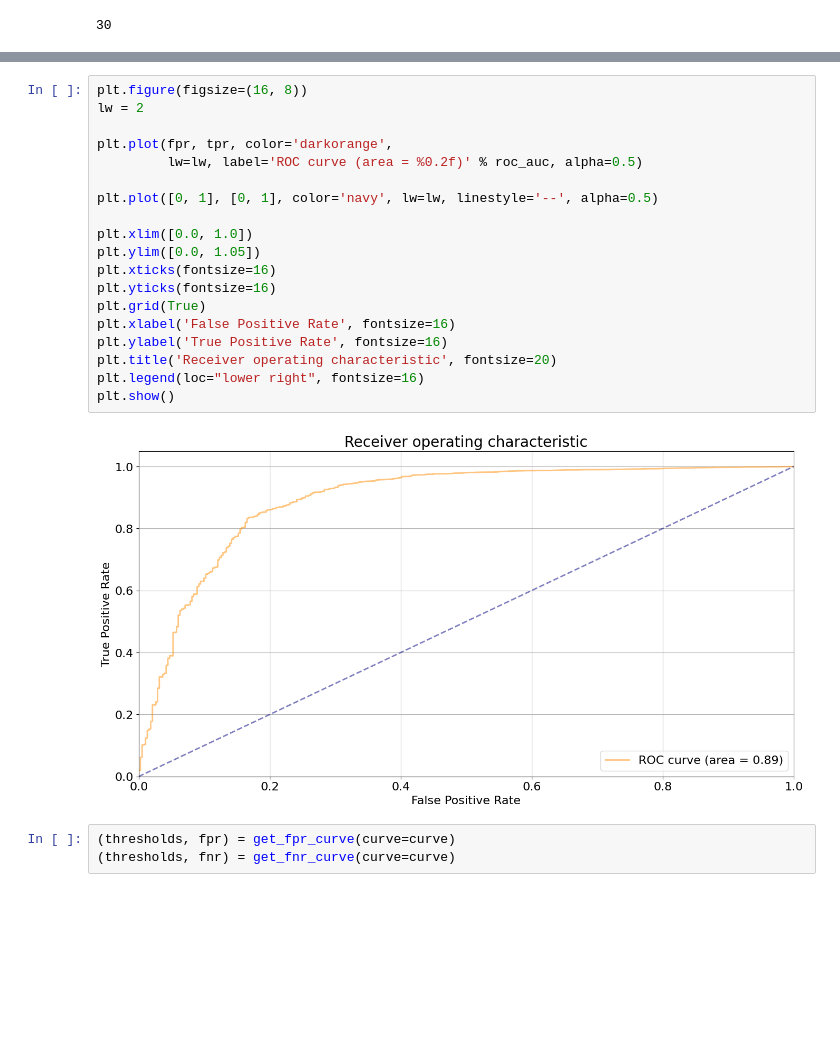
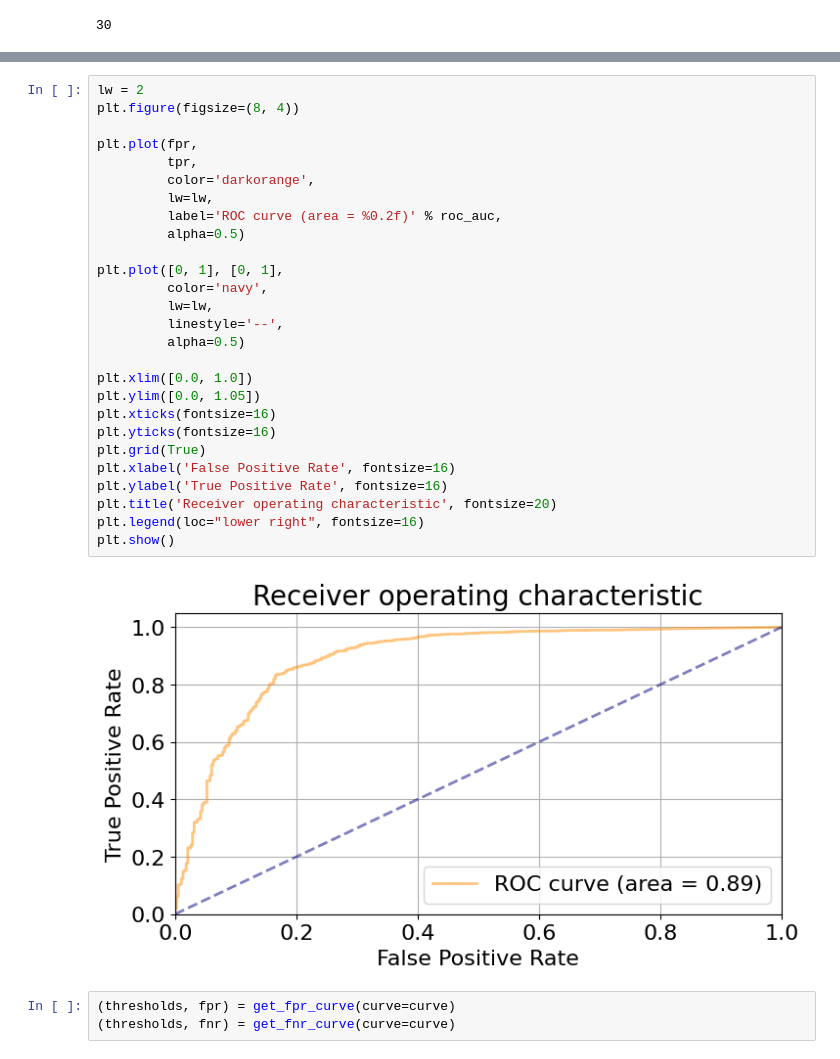
Before and after one commit to ariahosseini/TradML, a Jupyter notebook: ML_CatBoost_ProjTwe.ipynb, the cells around one changed output, grey strips where cells are left out. Cells and saved outputs as stored; diff of their text form; blank space fills up the shorter version.

```diff
--- a/ML_CatBoost_ProjTwe.ipynb
+++ b/ML_CatBoost_ProjTwe.ipynb
@@ -459,26 +460,34 @@ roc_auc = metrics.auc(fpr, tpr)
 # %% [output]
 MetricVisualizer(layout=Layout(align_self='stretch', height='500px'))
 # %%
-plt.figure(figsize=(16, 8))
 lw = 2
+plt.figure(figsize=(8, 4))
 
-plt.plot(fpr, tpr, color='darkorange',
-         lw=lw, label='ROC curve (area = %0.2f)' % roc_auc, alpha=0.5)
+plt.plot(fpr,
+         tpr,
+         color='darkorange',
+         lw=lw,
+         label='ROC curve (area = %0.2f)' % roc_auc,
+         alpha=0.5)
 
-plt.plot([0, 1], [0, 1], color='navy', lw=lw, linestyle='--', alpha=0.5)
+plt.plot([0, 1], [0, 1],
+         color='navy',
+         lw=lw,
+         linestyle='--',
+         alpha=0.5)
 
 plt.xlim([0.0, 1.0])
 plt.ylim([0.0, 1.05])
 plt.xticks(fontsize=16)
 plt.yticks(fontsize=16)
 plt.grid(True)
 plt.xlabel('False Positive Rate', fontsize=16)
 plt.ylabel('True Positive Rate', fontsize=16)
 plt.title('Receiver operating characteristic', fontsize=20)
 plt.legend(loc="lower right", fontsize=16)
 plt.show()
 # %% [output]
-[figure, old version]
+[figure, new version]
 # %%
 (thresholds, fpr) = get_fpr_curve(curve=curve)
 (thresholds, fnr) = get_fnr_curve(curve=curve)
```
Also changed, not shown: parts of 50 cells of this notebook.
